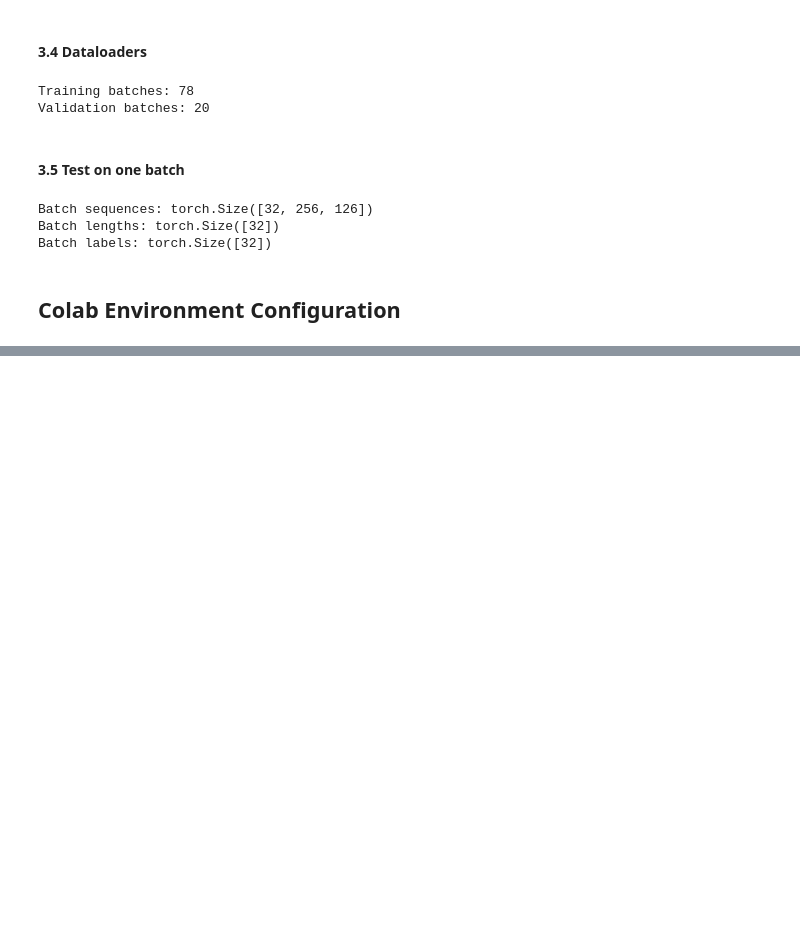
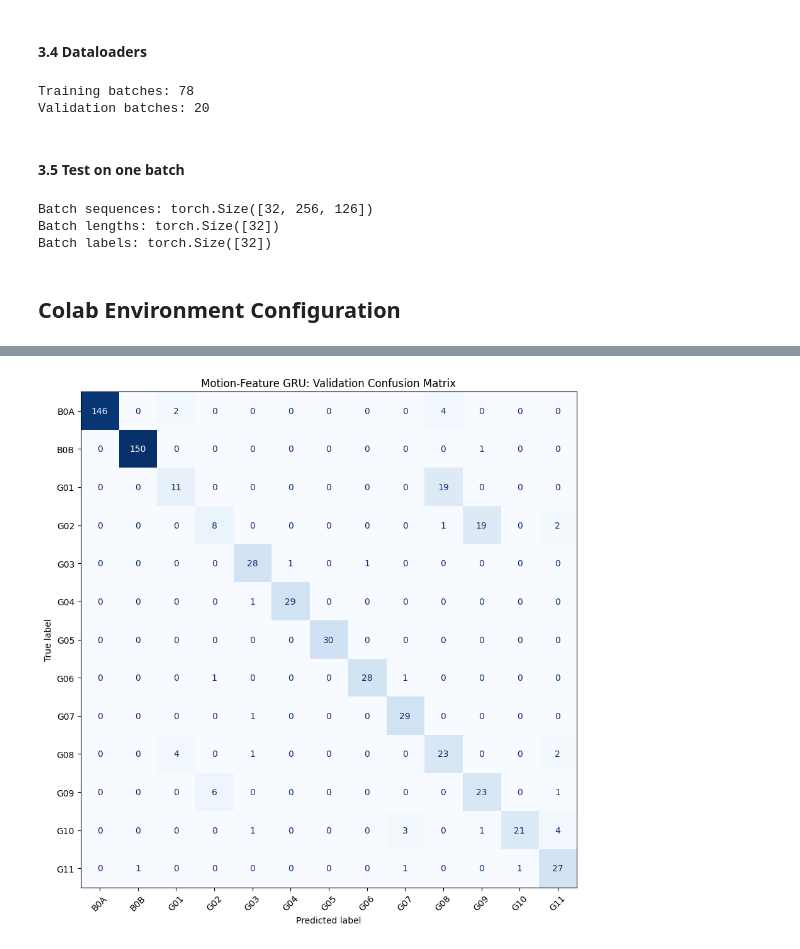
Before and after one commit to Smruti-R18/AirCommand, a Jupyter notebook: notebooks/3_model_analysis.ipynb, the cells around one changed output, grey strips where cells are left out. Cells and saved outputs as stored; diff of their text form; code cells hidden in the pictures; blank space fills up the shorter version.

```diff
--- a/notebooks/3_model_analysis.ipynb
+++ b/notebooks/3_model_analysis.ipynb
@@ -828,0 +964,12 @@ Copied: validation_sequences.pkl
+# %%
+import torch
+
+device = torch.device(
+    "cuda" if torch.cuda.is_available() else "cpu"
+)
+
+print("Device:", device)
+print("GPU:", torch.cuda.get_device_name(0) if device.type == "cuda" else "CPU")
+print("Model device before moving:", next(model.parameters()).device)
+print("Device:", device)
+print("Model device:", next(model.parameters()).device)
@@ -828,0 +982,4 @@ Copied: validation_sequences.pkl
+# %%
+model = model.to(device)
+
+print("Model device:", next(model.parameters()).device)
@@ -828,0 +1331,49 @@ Copied: validation_sequences.pkl
+# %%
+## Confusion_matrix
+
+import matplotlib.pyplot as plt
+from sklearn.metrics import ConfusionMatrixDisplay
+
+class_names = [
+    "B0A",
+    "B0B",
+    "G01",
+    "G02",
+    "G03",
+    "G04",
+    "G05",
+    "G06",
+    "G07",
+    "G08",
+    "G09",
+    "G10",
+    "G11",
+]
+
+cm = confusion_matrix(
+    all_labels,
+    all_predictions,
+)
+
+fig, ax = plt.subplots(
+    figsize=(11, 9)
+)
+
+ConfusionMatrixDisplay(
+    confusion_matrix=cm,
+    display_labels=class_names,
+).plot(
+    ax=ax,
+    xticks_rotation=45,
+    cmap="Blues",
+    colorbar=False,
+)
+
+ax.set_title(
+    "Motion-Feature GRU: Validation Confusion Matrix"
+)
+
+plt.tight_layout()
+plt.show()
+# %% [output]
+[figure, added]
```
Also changed, not shown: parts of 58 cells of this notebook.
